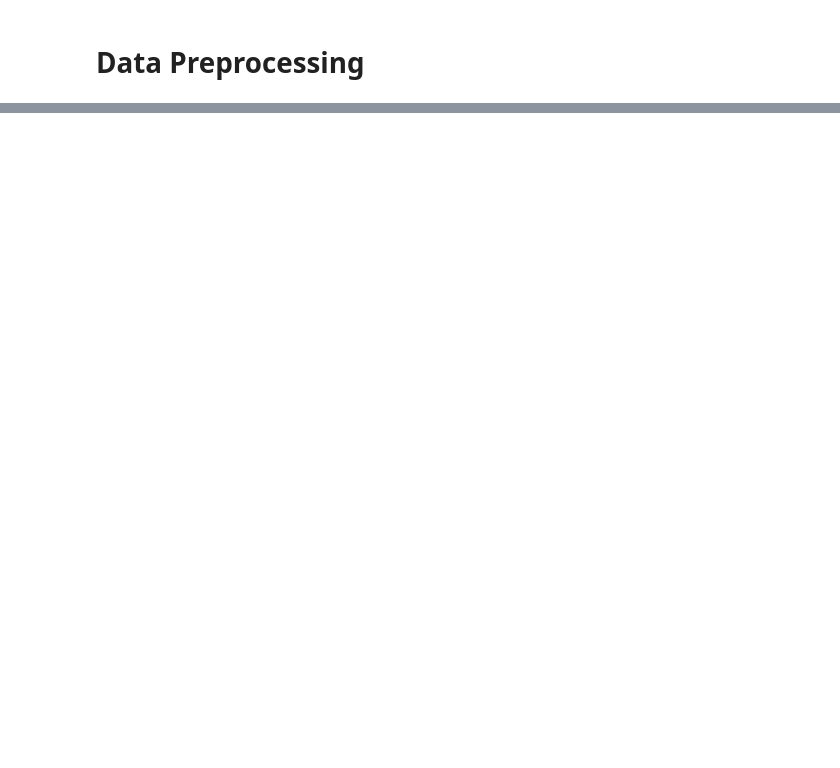
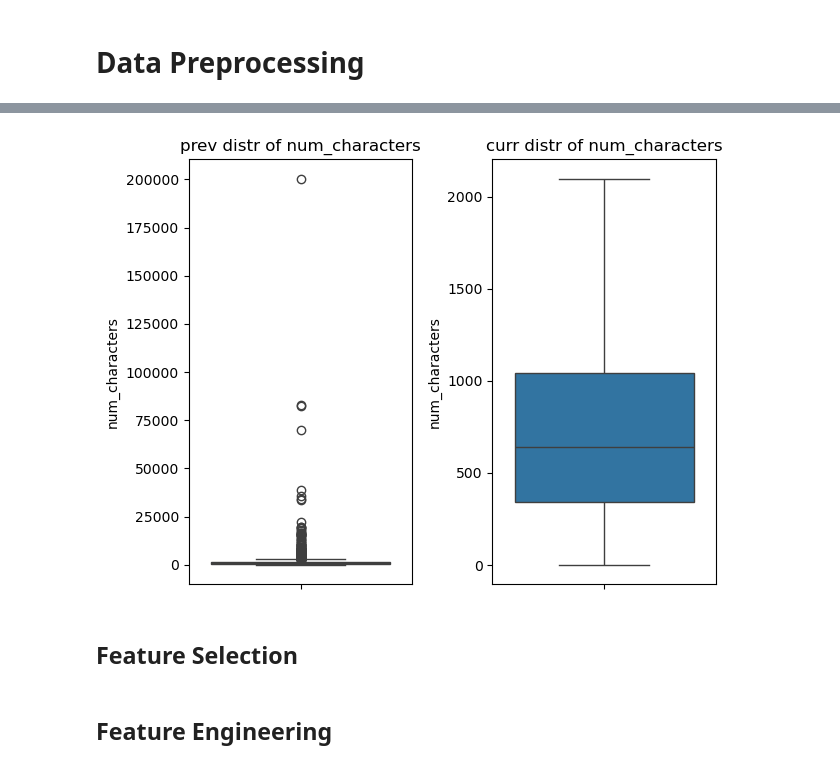
Before and after one commit to 10varun17/spam_classifier, a Jupyter notebook: notebook/main.ipynb, the cells around one changed output, grey strips where cells are left out. Drawn from its saved outputs; the diff is of its cells as text; code cells hidden in the pictures; blank space fills up the shorter version.

```diff
--- a/notebook/main.ipynb
+++ b/notebook/main.ipynb
@@ -177,0 +191,31 @@ plt.show()
+# %%
+spam_ham_df_pre = spam_ham_df
+# %%
+from scipy import stats
+import numpy as np
+
+# From EDA, we found that the some emails are very long (outliers), so we're gonna remove such outliers
+def remove_outliers(df, col, threshold):
+    df = df[df[col] <= threshold]
+    return df
+
+def remove_outliers_z_score(df, col, z_threshold):
+    df["z"] = np.abs(stats.zscore(df[col]))
+    df = df[df["z"] <= z_threshold]
+    return df
+# %%
+spam_ham_df_pre = remove_outliers(spam_ham_df_pre, "num_characters", 2100)
+# %%
+fig, ax = plt.subplots(1, 2)
+ax = ax.flatten()
+sns.boxplot(spam_ham_df["num_characters"], ax=ax[0])
+ax[0].set_title("prev distr of num_characters")
+
+sns.boxplot(spam_ham_df_pre["num_characters"], ax=ax[1])
+ax[1].set_title("curr distr of num_characters")
+plt.tight_layout()
+plt.show()
+# %% [output]
+[figure, added]
+# %% [markdown]
+## Feature Selection
@@ -177,0 +225,2 @@ plt.show()
+# %% [markdown]
+## Feature Engineering
```
Also changed, not shown: parts of 9 cells of this notebook.
